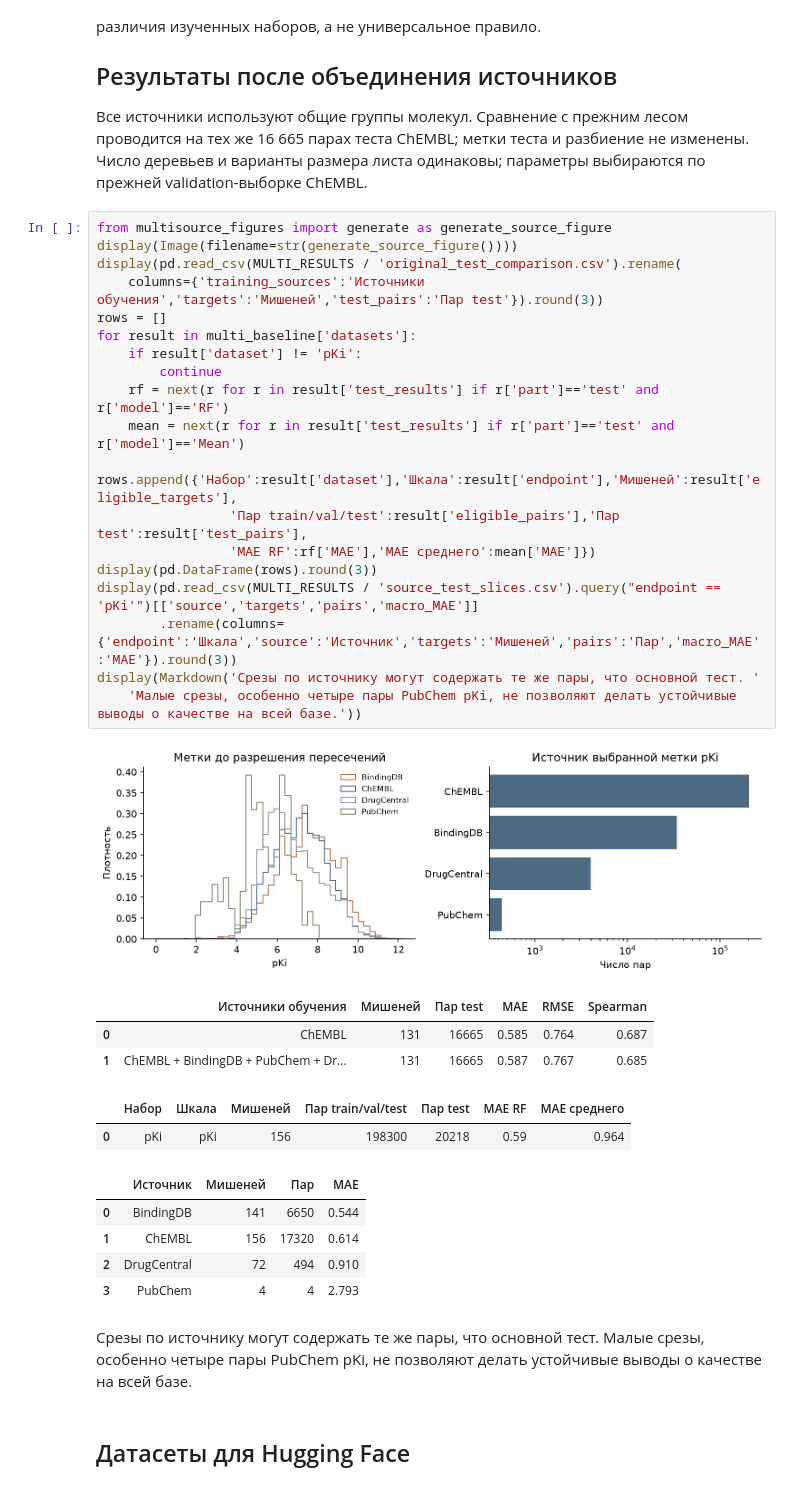
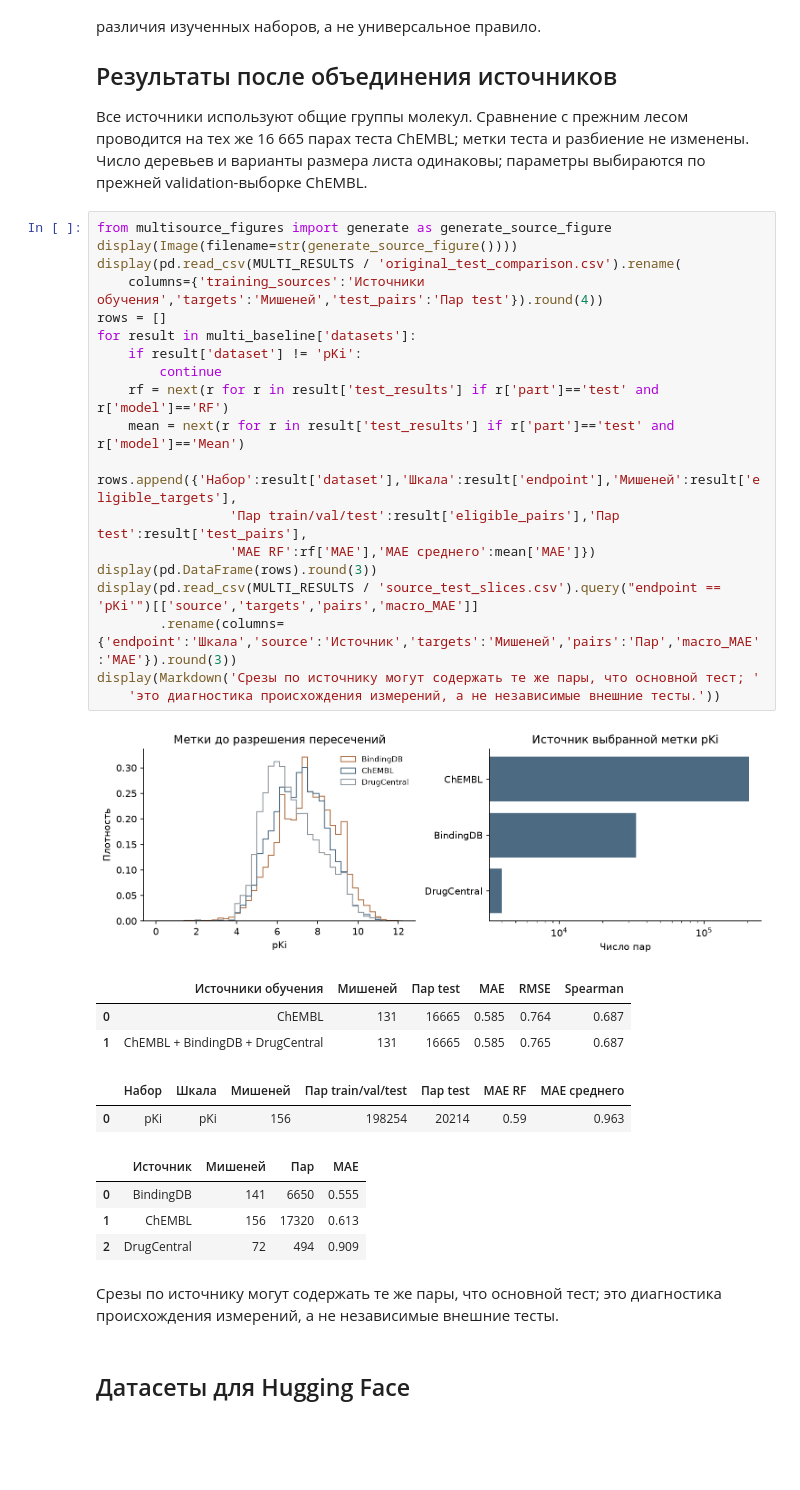
Before and after one commit to TimothyShumilov/Year_project_2026-2027_drug_repurposing, a Jupyter notebook: EDA.ipynb, the cells around one changed output. Drawn from its saved outputs; the diff is of its cells as text; blank space fills up the shorter version.

Commit message:
Exclude PubChem and document dataset selection criteria and exclusions

```diff
--- a/EDA.ipynb
+++ b/EDA.ipynb
@@ -475,35 +492,34 @@ for filename in ['01_affinity_and_targets.png','02_molecule_properties.png','03_
 # %%
 from multisource_figures import generate as generate_source_figure
 display(Image(filename=str(generate_source_figure())))
 display(pd.read_csv(MULTI_RESULTS / 'original_test_comparison.csv').rename(
-    columns={'training_sources':'Источники обучения','targets':'Мишеней','test_pairs':'Пар test'}).round(3))
+    columns={'training_sources':'Источники обучения','targets':'Мишеней','test_pairs':'Пар test'}).round(4))
 rows = []
 for result in multi_baseline['datasets']:
     if result['dataset'] != 'pKi':
         continue
     rf = next(r for r in result['test_results'] if r['part']=='test' and r['model']=='RF')
     mean = next(r for r in result['test_results'] if r['part']=='test' and r['model']=='Mean')
     rows.append({'Набор':result['dataset'],'Шкала':result['endpoint'],'Мишеней':result['eligible_targets'],
                  'Пар train/val/test':result['eligible_pairs'],'Пар test':result['test_pairs'],
                  'MAE RF':rf['MAE'],'MAE среднего':mean['MAE']})
 display(pd.DataFrame(rows).round(3))
 display(pd.read_csv(MULTI_RESULTS / 'source_test_slices.csv').query("endpoint == 'pKi'")[['source','targets','pairs','macro_MAE']]
         .rename(columns={'endpoint':'Шкала','source':'Источник','targets':'Мишеней','pairs':'Пар','macro_MAE':'MAE'}).round(3))
-display(Markdown('Срезы по источнику могут содержать те же пары, что основной тест. '
-    'Малые срезы, особенно четыре пары PubChem pKi, не позволяют делать устойчивые выводы о качестве на всей базе.'))
+display(Markdown('Срезы по источнику могут содержать те же пары, что основной тест; '
+    'это диагностика происхождения измерений, а не независимые внешние тесты.'))
 # %% [output]
-[figure, old version]
+[figure, new version]
 |  | Источники обучения | Мишеней | Пар test | MAE | RMSE | Spearman |
 | 0 | ChEMBL | 131 | 16665 | 0.585 | 0.764 | 0.687 |
-| 1 | ChEMBL + BindingDB + PubChem + Dr... | 131 | 16665 | 0.587 | 0.767 | 0.685 |
+| 1 | ChEMBL + BindingDB + DrugCentral | 131 | 16665 | 0.585 | 0.765 | 0.687 |
 |  | Набор | Шкала | Мишеней | Пар train/val/test | Пар test | MAE RF | MAE среднего |
-| 0 | pKi | pKi | 156 | 198300 | 20218 | 0.59 | 0.964 |
+| 0 | pKi | pKi | 156 | 198254 | 20214 | 0.59 | 0.963 |
 |  | Источник | Мишеней | Пар | MAE |
-| 0 | BindingDB | 141 | 6650 | 0.544 |
-| 1 | ChEMBL | 156 | 17320 | 0.614 |
-| 2 | DrugCentral | 72 | 494 | 0.910 |
-| 3 | PubChem | 4 | 4 | 2.793 |
+| 0 | BindingDB | 141 | 6650 | 0.555 |
+| 1 | ChEMBL | 156 | 17320 | 0.613 |
+| 2 | DrugCentral | 72 | 494 | 0.909 |
-Срезы по источнику могут содержать те же пары, что основной тест. Малые срезы, особенно четыре пары PubChem pKi, не позволяют делать устойчивые выводы о качестве на всей базе.
+Срезы по источнику могут содержать те же пары, что основной тест; это диагностика происхождения измерений, а не независимые внешние тесты.
 # %% [markdown]
 ## Датасеты для Hugging Face
 # %%
```
Also changed, not shown: parts of 9 cells of this notebook, 34 other files.
